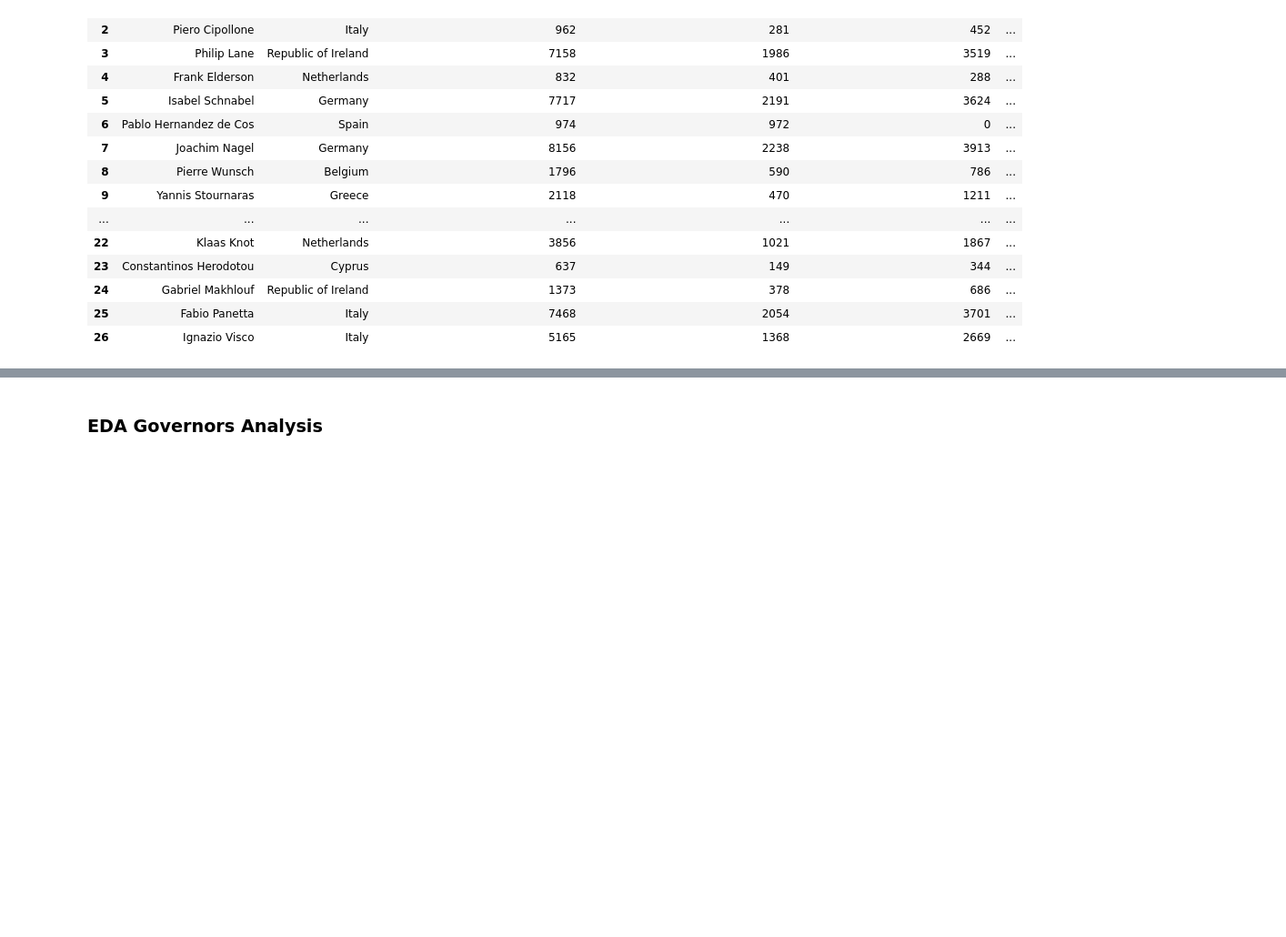
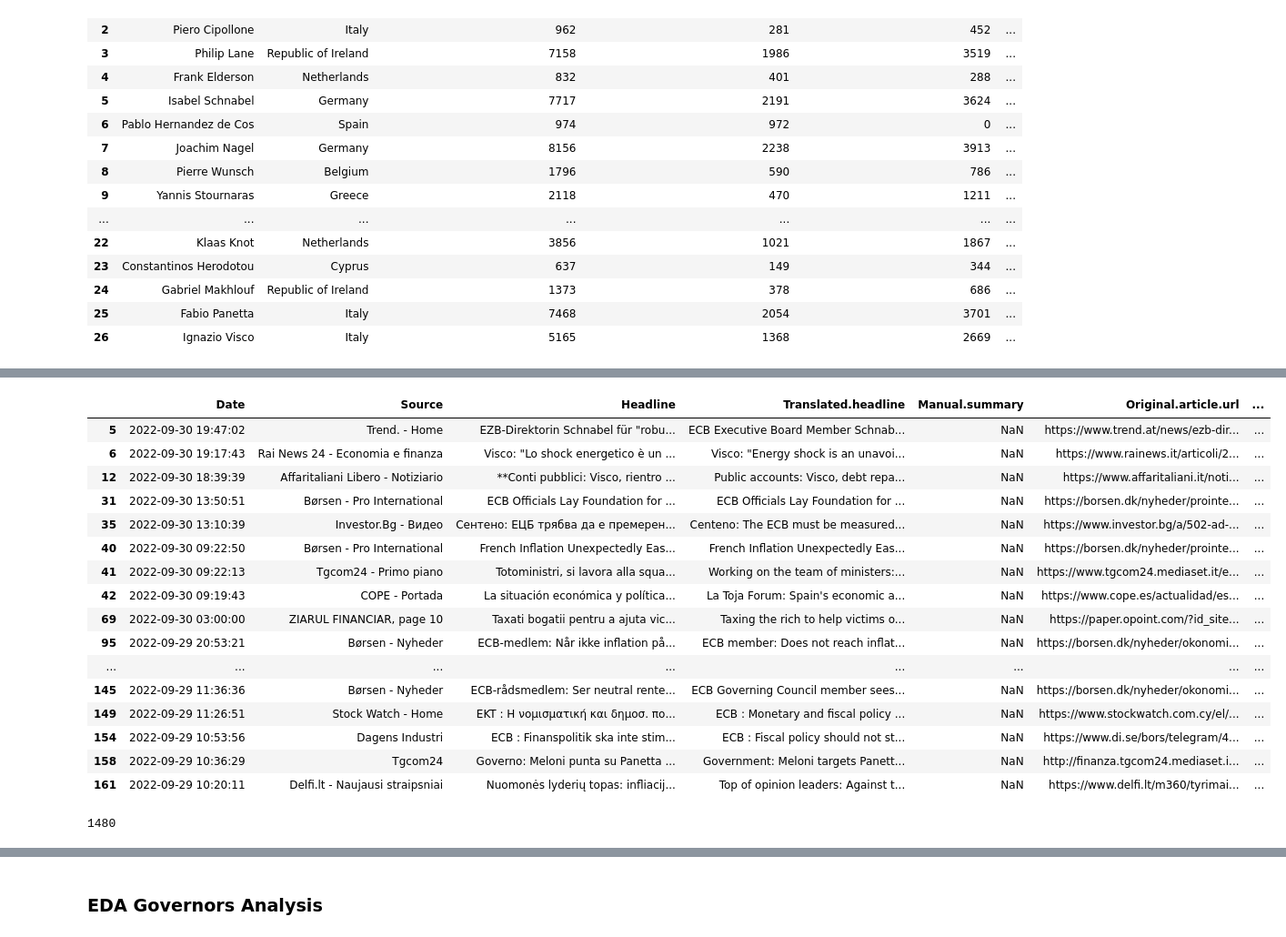
Before and after one commit to monbiote/ECB_Perceived_Cacophony, a Jupyter notebook: ECB Governors Analysis/ECB_Governor_Analysis.ipynb, the cells around one changed output, grey strips where cells are left out. Shown at 91% size. Drawn from its saved outputs; the diff is of its cells as text; code cells hidden in the pictures; blank space fills up the shorter version.

```diff
--- a/ECB Governors Analysis/ECB_Governor_Analysis.ipynb
+++ b/ECB Governors Analysis/ECB_Governor_Analysis.ipynb
@@ -433,0 +616,26 @@ count_df.head(30)
+# %%
+#Create a dataframe only with the manual_summary_preproc is null
+df_scraped_null = df_scraped_2[(df_scraped_2['manual_summary_preproc'].isnull()) & (df_scraped_2['Name_of_Speaker'].isnull())]
+df_scraped_null.head(20)
+# %% [output]
+|  | Date | Source | Headline | Translated.headline | Manual.summary | Original.article.url | ... |
+| 5 | 2022-09-30 19:47:02 | Trend. - Home | EZB-Direktorin Schnabel für "robu... | ECB Executive Board Member Schnab... | NaN | https://www.trend.at/news/ezb-dir... | ... |
+| 6 | 2022-09-30 19:17:43 | Rai News 24 - Economia e finanza | Visco: "Lo shock energetico è un ... | Visco: "Energy shock is an unavoi... | NaN | https://www.rainews.it/articoli/2... | ... |
+| 12 | 2022-09-30 18:39:39 | Affaritaliani Libero - Notiziario | **Conti pubblici: Visco, rientro ... | Public accounts: Visco, debt repa... | NaN | https://www.affaritaliani.it/noti... | ... |
+| 31 | 2022-09-30 13:50:51 | Børsen - Pro International | ECB Officials Lay Foundation for ... | ECB Officials Lay Foundation for ... | NaN | https://borsen.dk/nyheder/prointe... | ... |
+| 35 | 2022-09-30 13:10:39 | Investor.Bg - Видео | Сентено: ЕЦБ трябва да е премерен... | Centeno: The ECB must be measured... | NaN | https://www.investor.bg/a/502-ad-... | ... |
+| 40 | 2022-09-30 09:22:50 | Børsen - Pro International | French Inflation Unexpectedly Eas... | French Inflation Unexpectedly Eas... | NaN | https://borsen.dk/nyheder/prointe... | ... |
+| 41 | 2022-09-30 09:22:13 | Tgcom24 - Primo piano | Totoministri, si lavora alla squa... | Working on the team of ministers:... | NaN | https://www.tgcom24.mediaset.it/e... | ... |
+| 42 | 2022-09-30 09:19:43 | COPE - Portada | La situación económica y política... | La Toja Forum: Spain's economic a... | NaN | https://www.cope.es/actualidad/es... | ... |
+| 69 | 2022-09-30 03:00:00 | ZIARUL FINANCIAR, page 10 | Taxati bogatii pentru a ajuta vic... | Taxing the rich to help victims o... | NaN | https://paper.opoint.com/?id_site... | ... |
+| 95 | 2022-09-29 20:53:21 | Børsen - Nyheder | ECB-medlem: Når ikke inflation på... | ECB member: Does not reach inflat... | NaN | https://borsen.dk/nyheder/okonomi... | ... |
+| ... | ... | ... | ... | ... | ... | ... | ... |
+| 145 | 2022-09-29 11:36:36 | Børsen - Nyheder | ECB-rådsmedlem: Ser neutral rente... | ECB Governing Council member sees... | NaN | https://borsen.dk/nyheder/okonomi... | ... |
+| 149 | 2022-09-29 11:26:51 | Stock Watch - Home | EKT : Η νομισματική και δημοσ. πο... | ECB : Monetary and fiscal policy ... | NaN | https://www.stockwatch.com.cy/el/... | ... |
+| 154 | 2022-09-29 10:53:56 | Dagens Industri | ECB : Finanspolitik ska inte stim... | ECB : Fiscal policy should not st... | NaN | https://www.di.se/bors/telegram/4... | ... |
+| 158 | 2022-09-29 10:36:29 | Tgcom24 | Governo: Meloni punta su Panetta ... | Government: Meloni targets Panett... | NaN | http://finanza.tgcom24.mediaset.i... | ... |
+| 161 | 2022-09-29 10:20:11 | Delfi.lt - Naujausi straipsniai | Nuomonės lyderių topas: infliacij... | Top of opinion leaders: Against t... | NaN | https://www.delfi.lt/m360/tyrimai... | ... |
+# %%
+print(df_scraped_null.shape[0])
+# %% [output]
+1480
```
Also changed, not shown: parts of 24 cells of this notebook, 2 other files.
